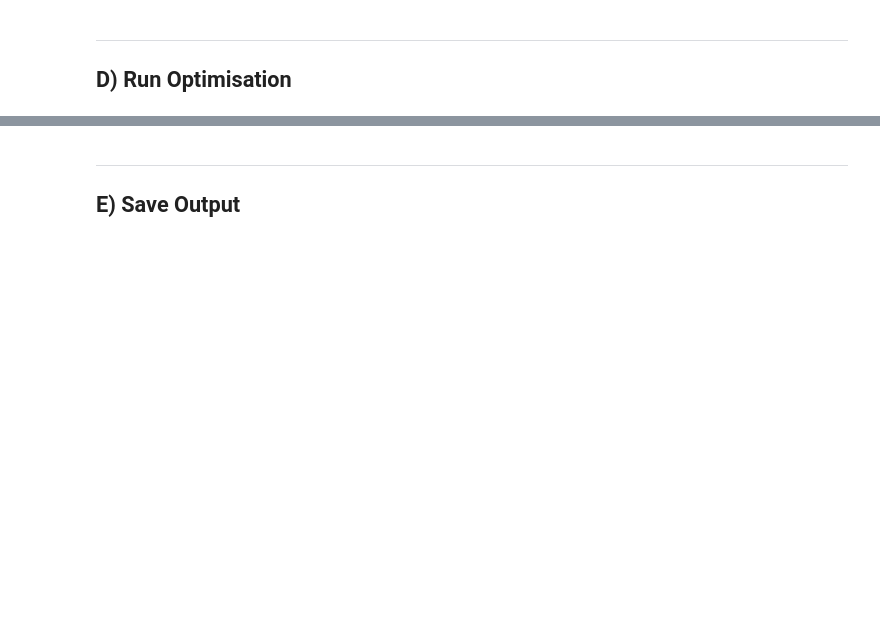
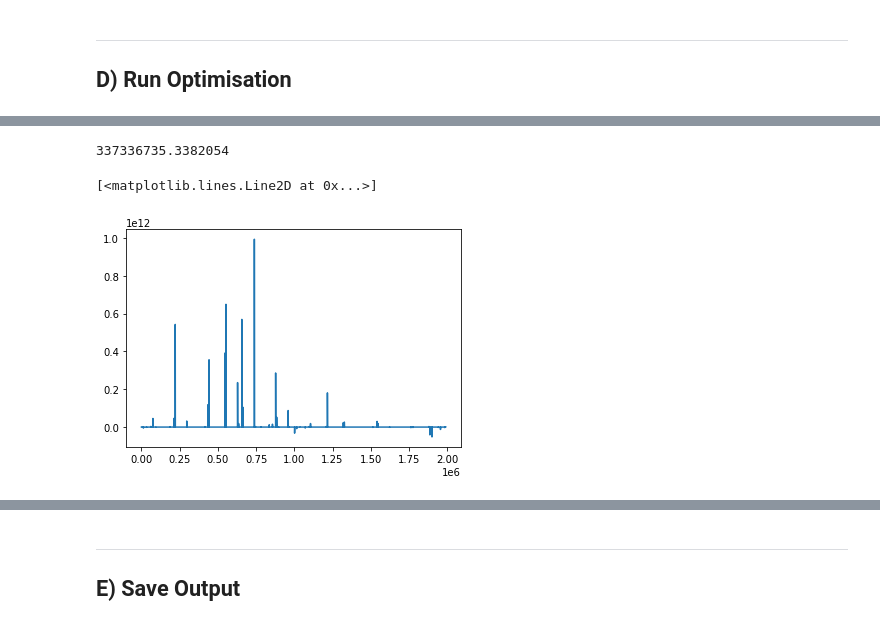
Before and after one commit to taimoorsohail/Min_Max_Transform, a Jupyter notebook: ACCESS_CM2/MTM_ACCESS.ipynb, the cells around one changed output, grey strips where cells are left out. Drawn from its saved outputs; the diff is of its cells as text; code cells hidden in the pictures; blank space fills up the shorter version.

```diff
--- a/ACCESS_CM2/MTM_ACCESS.ipynb
+++ b/ACCESS_CM2/MTM_ACCESS.ipynb
@@ -476,9 +479,9 @@ hard_area = np.stack((area_cons,area_cons), axis=0)
 ## We create a weight matrix
 # For sqrt(1/Area)
 A_1_modified = A_1.copy()
-A_1_modified[A_1_modified==0] = 10**2.02 # this is the lowest I can make it for tree_depth=4 without it breaking
+A_1_modified[A_1_modified==0] = 10**-10 # this is the lowest I can make it for tree_depth=4 without it breaking
 
-# print(np.nanmin(A_1_modified[A_1_modified>0]), 10**2.02)
+print(np.nanmin(A_1_modified[A_1_modified>0]), 10**2.02)
 
 area_weight = np.sqrt(areanorming/A_1_modified)
 
@@ -596,0 +866,9 @@ dT_adj = Adjustment[1,:]
+# %%
+np.sqrt(np.nansum((tracer_adj.flatten()*Vmatrix2.flatten())**2))
+# %% [output]
+337336735.3382054
+# %%
+plt.plot(tracer_adj.flatten())
+# %% [output]
+[<matplotlib.lines.Line2D at 0x...>]
+[figure, added]
```
Also changed, not shown: parts of 42 cells of this notebook, 9 other files.
